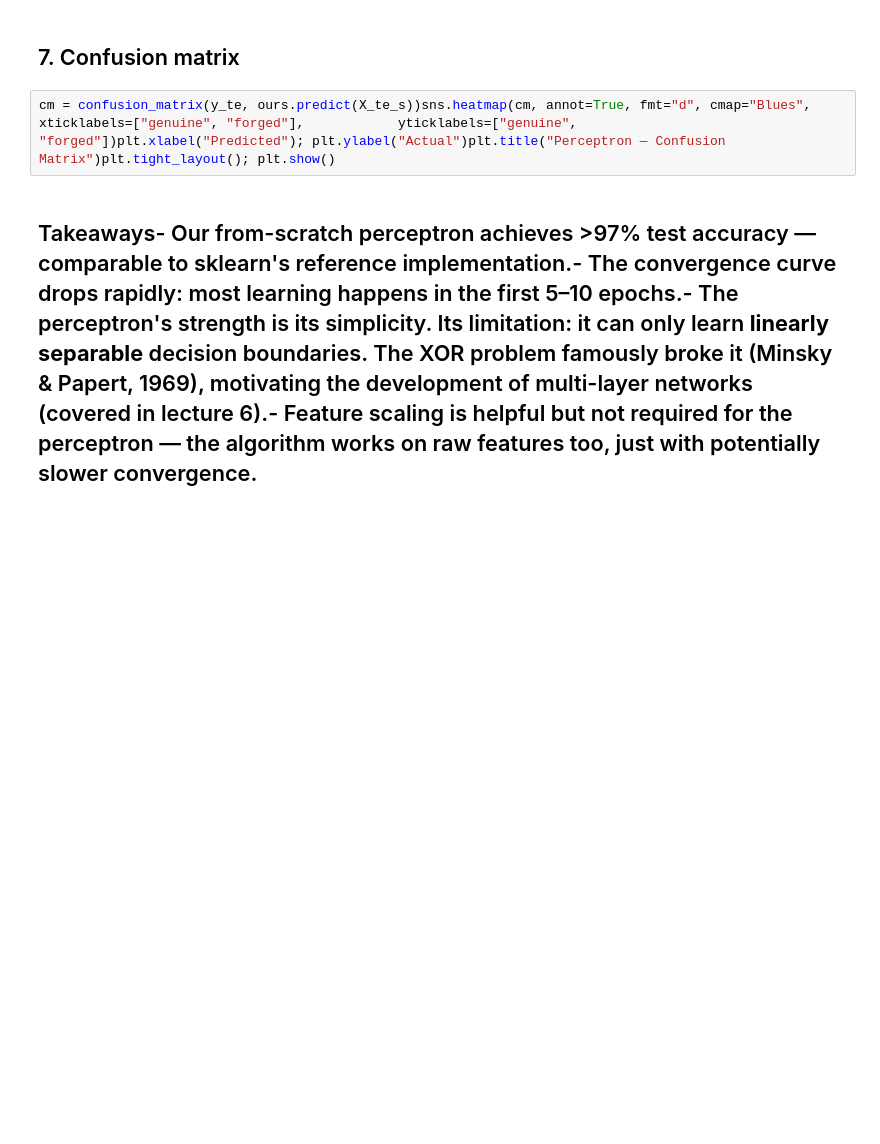
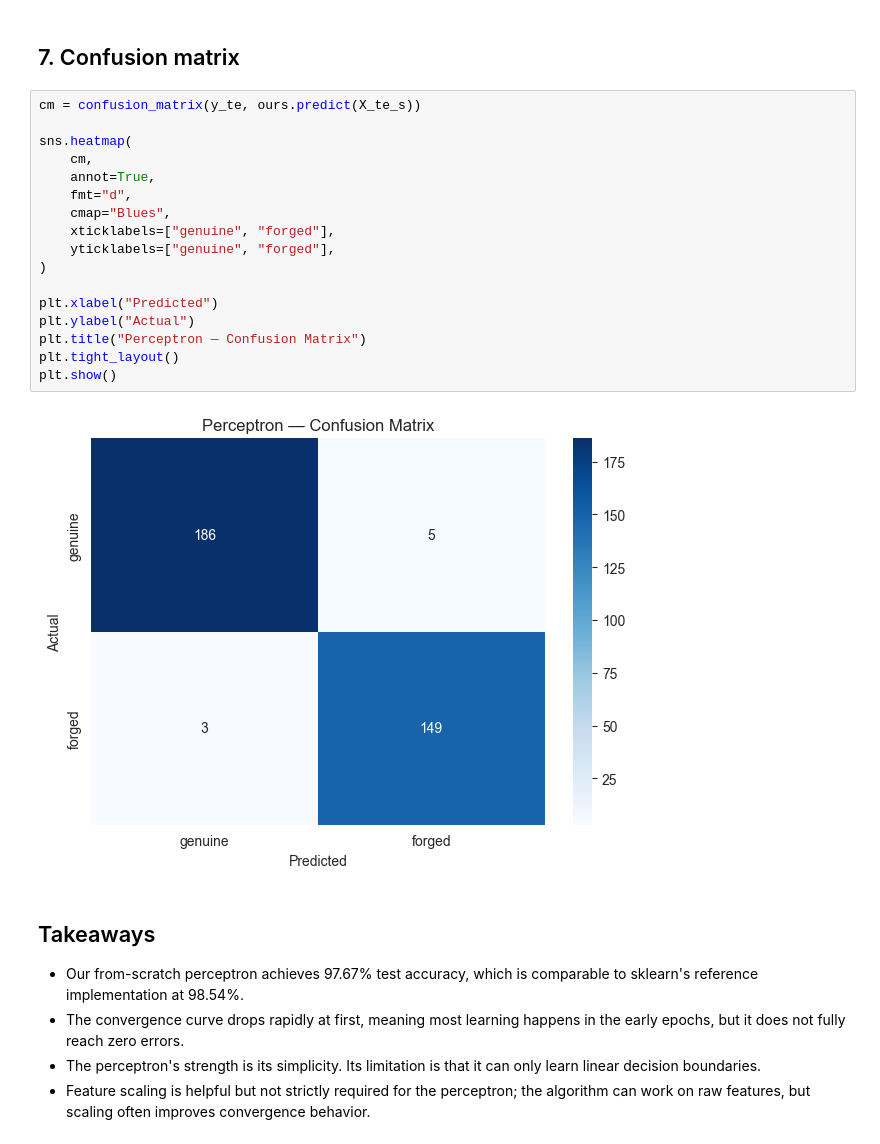
Before and after one commit to lmo6-collab/CMOR-438-577-Spring-2026, a Jupyter notebook: notebooks/03_perceptron.ipynb, the cells around one changed output. Cells and saved outputs as stored; diff of their text form; blank space fills up the shorter version.

```diff
--- a/notebooks/03_perceptron.ipynb
+++ b/notebooks/03_perceptron.ipynb
@@ -33,6 +181,28 @@ ref = SklearnPerceptron(eta0=0.01, max_iter=100,                       random_st
 # %% [markdown]
 ## 7. Confusion matrix
 # %%
-cm = confusion_matrix(y_te, ours.predict(X_te_s))sns.heatmap(cm, annot=True, fmt="d", cmap="Blues",            xticklabels=["genuine", "forged"],            yticklabels=["genuine", "forged"])plt.xlabel("Predicted"); plt.ylabel("Actual")plt.title("Perceptron — Confusion Matrix")plt.tight_layout(); plt.show()
+cm = confusion_matrix(y_te, ours.predict(X_te_s))
+
+sns.heatmap(
+    cm,
+    annot=True,
+    fmt="d",
+    cmap="Blues",
+    xticklabels=["genuine", "forged"],
+    yticklabels=["genuine", "forged"],
+)
+
+plt.xlabel("Predicted")
+plt.ylabel("Actual")
+plt.title("Perceptron — Confusion Matrix")
+plt.tight_layout()
+plt.show()
+# %% [output]
+[figure, added]
 # %% [markdown]
-## Takeaways- Our from-scratch perceptron achieves >97% test accuracy — comparable to sklearn's reference implementation.- The convergence curve drops rapidly: most learning happens in the first 5–10 epochs.- The perceptron's strength is its simplicity. Its limitation: it can only learn **linearly separable** decision boundaries. The XOR problem famously broke it (Minsky & Papert, 1969), motivating the development of multi-layer networks (covered in lecture 6).- Feature scaling is helpful but not required for the perceptron — the algorithm works on raw features too, just with potentially slower convergence.
+## Takeaways
+
+- Our from-scratch perceptron achieves 97.67% test accuracy, which is comparable to sklearn's reference implementation at 98.54%.
+- The convergence curve drops rapidly at first, meaning most learning happens in the early epochs, but it does not fully reach zero errors.
+- The perceptron's strength is its simplicity. Its limitation is that it can only learn linear decision boundaries.
+- Feature scaling is helpful but not strictly required for the perceptron; the algorithm can work on raw features, but scaling often improves convergence behavior.
```
Also changed, not shown: parts of 9 cells of this notebook, 7 other files.
